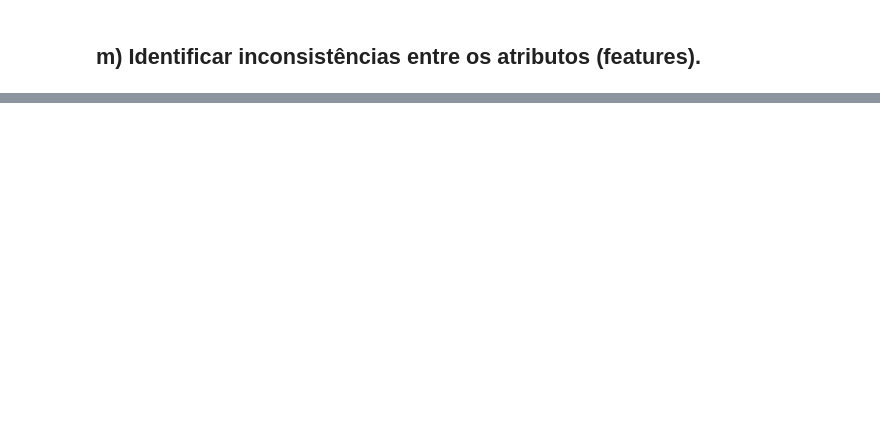
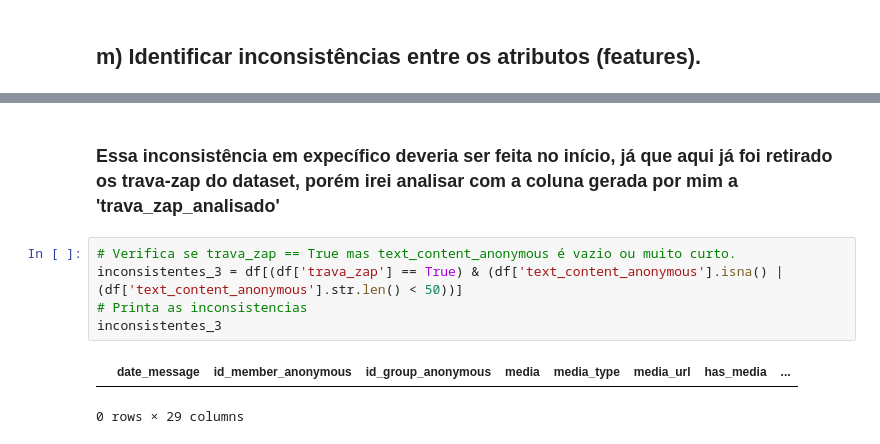
Before and after one commit to Raylander524/ICC, a Jupyter notebook: Lista 1/lista1.ipynb, the cells around one changed output, grey strips where cells are left out. Saved outputs shown, nothing was run; the diff lists cells and outputs as text; blank space fills up the shorter version.

```diff
--- a/Lista 1/lista1.ipynb
+++ b/Lista 1/lista1.ipynb
@@ -450,0 +600,10 @@ df_1
+# %% [markdown]
+### Essa inconsistência em expecífico deveria ser feita no início, já que aqui já foi retirado os trava-zap do dataset, porém irei analisar com a coluna gerada por mim a 'trava_zap_analisado'
+# %%
+# Verifica se trava_zap == True mas text_content_anonymous é vazio ou muito curto.
+inconsistentes_3 = df[(df['trava_zap'] == True) & (df['text_content_anonymous'].isna() | (df['text_content_anonymous'].str.len() < 50))]
+# Printa as inconsistencias
+inconsistentes_3
+# %% [output]
+|  | date_message | id_member_anonymous | id_group_anonymous | media | media_type | media_url | has_media | ... |
+0 rows × 29 columns
```
Also changed, not shown: parts of 42 cells of this notebook.
